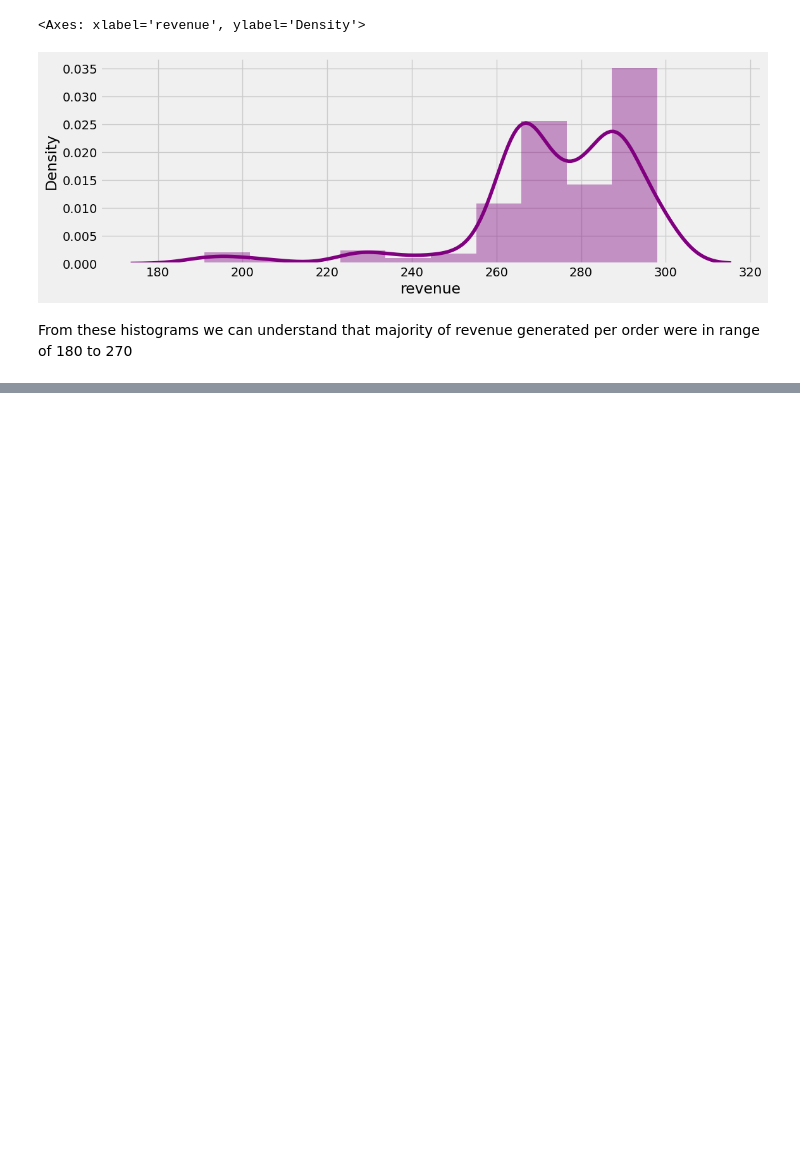
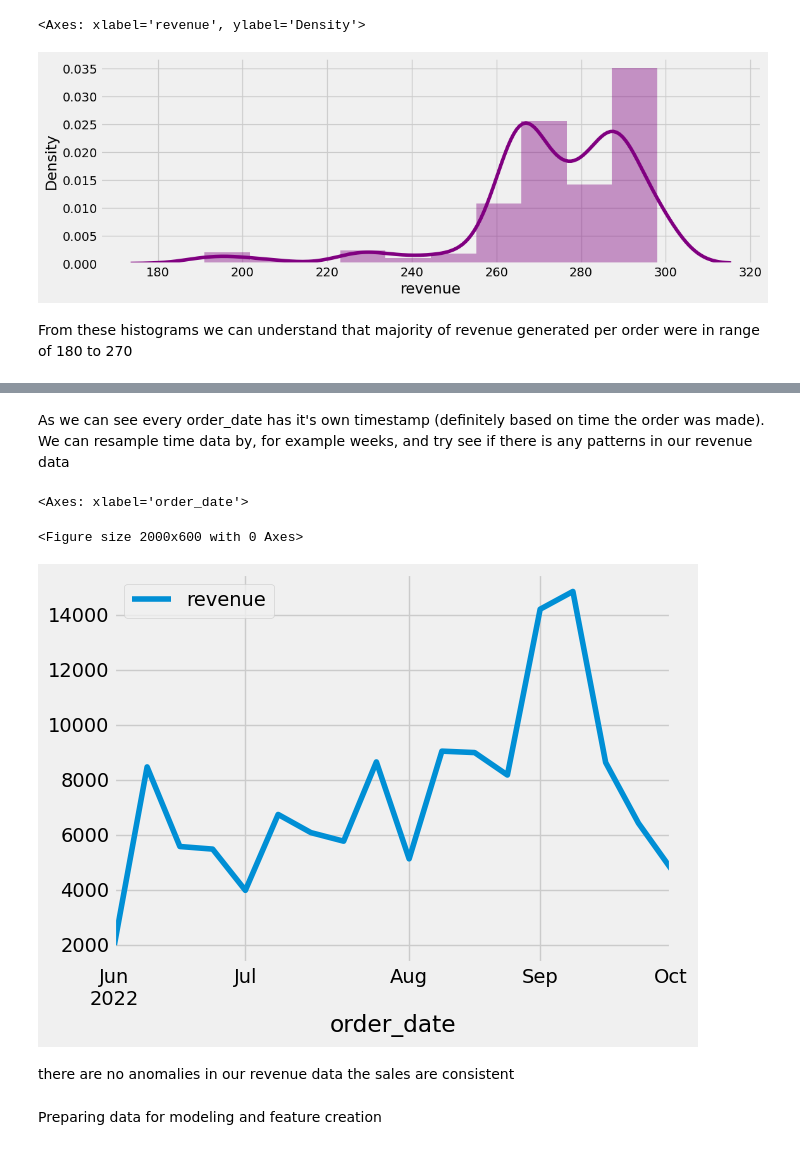
Before and after one commit to MboyaDan/Sales_prediction, a Jupyter notebook: Model/sales_predict.ipynb, the cells around one changed output, grey strips where cells are left out. Cells and saved outputs as stored; diff of their text form; code cells hidden in the pictures; blank space fills up the shorter version.

```diff
--- a/Model/sales_predict.ipynb
+++ b/Model/sales_predict.ipynb
@@ -317,0 +323,3 @@ From these histograms we can understand that majority of revenue generated per o
+# %%
+df_ts = df[['revenue']]
+df_ts.head(10)
@@ -317,0 +339,14 @@ From these histograms we can understand that majority of revenue generated per o
+# %% [markdown]
+As we can see every order_date has it's own timestamp (definitely based on time the order was made). We can resample time data by, for example weeks, and try see if there is any patterns in our revenue data
+# %%
+plt.figure(figsize=(20,6))
+df_resample = df_ts.resample('W').sum()
+df_resample.plot()
+# %% [output]
+<Axes: xlabel='order_date'>
+<Figure size 2000x600 with 0 Axes>
+[figure, added]
+# %% [markdown]
+there are no anomalies in our revenue data the sales are consistent
+# %% [markdown]
+Preparing data for modeling and feature creation
```
Also changed, not shown: parts of 14 cells of this notebook.
